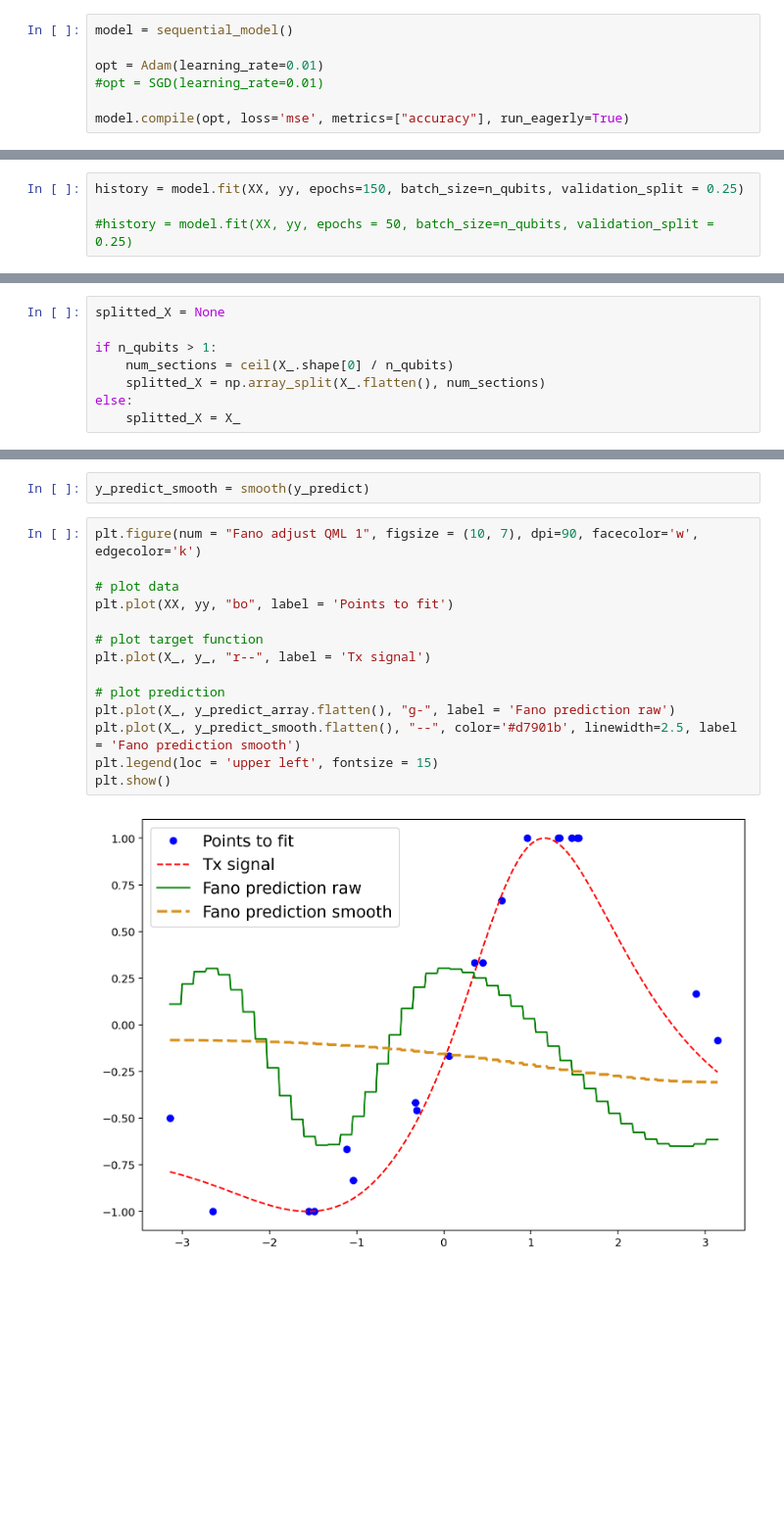
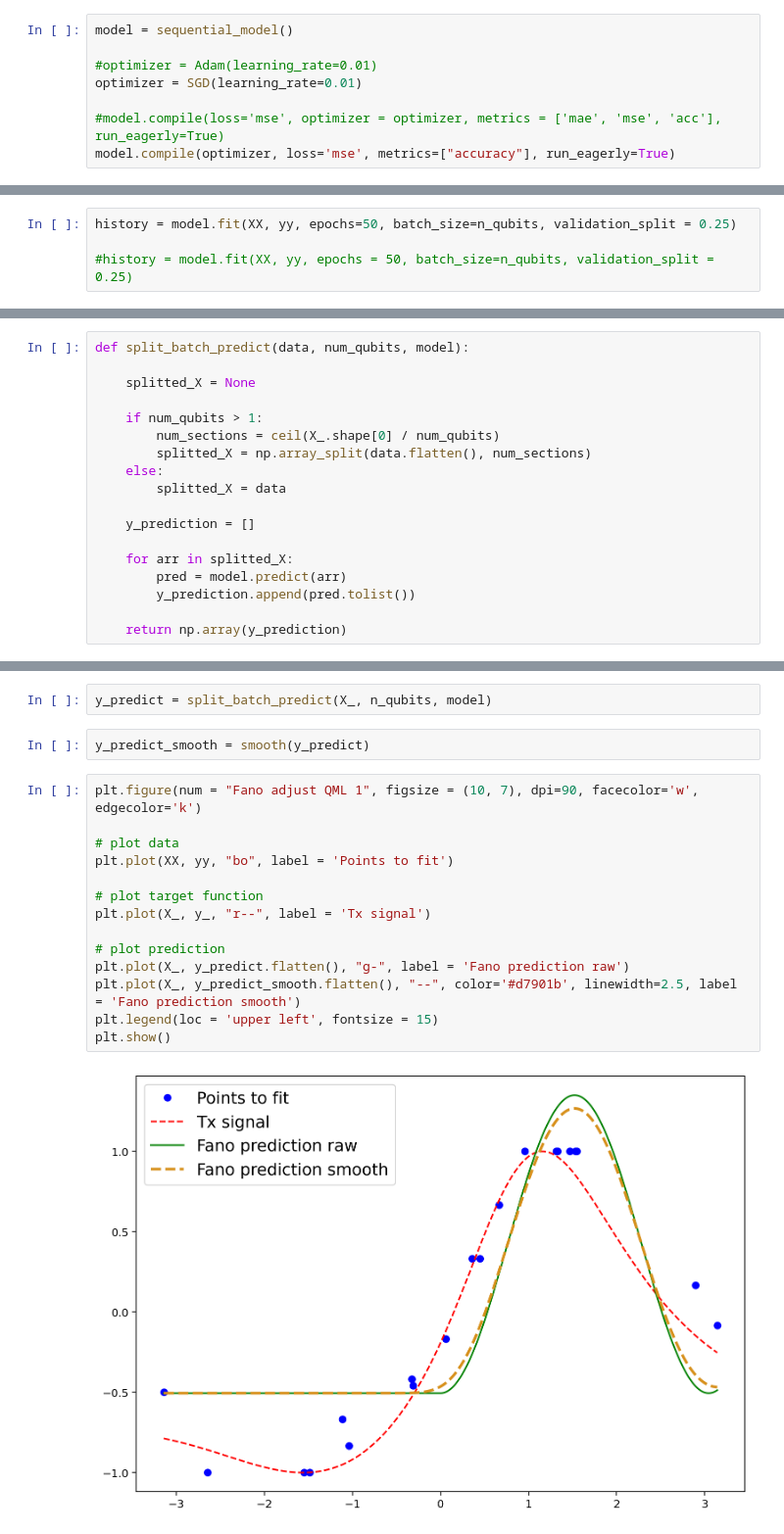
Before and after one commit to sergiomtzlosa/qml-notebooks, a Jupyter notebook: experiments/qnn_qiskit.ipynb, the cells around one changed output, grey strips where cells are left out. Shown at 98% size. Saved outputs shown, nothing was run; the diff lists cells and outputs as text; blank space fills up the shorter version.

Commit message:
added more data

```diff
--- a/experiments/qnn_qiskit.ipynb
+++ b/experiments/qnn_qiskit.ipynb
@@ -203,10 +211,11 @@ def sequential_model():
 # %%
 model = sequential_model()
 
-opt = Adam(learning_rate=0.01)
-#opt = SGD(learning_rate=0.01)
+#optimizer = Adam(learning_rate=0.01)
+optimizer = SGD(learning_rate=0.01)
 
-model.compile(opt, loss='mse', metrics=["accuracy"], run_eagerly=True)
+#model.compile(loss='mse', optimizer = optimizer, metrics = ['mae', 'mse', 'acc'], run_eagerly=True)
+model.compile(optimizer, loss='mse', metrics=["accuracy"], run_eagerly=True)
 # %%
 model.summary()
 # %% [output]
@@ -227,7 +236,7 @@ Trainable params: 68
 Non-trainable params: 0
 _________________________________________________________________
 # %%
-history = model.fit(XX, yy, epochs=150, batch_size=n_qubits, validation_split = 0.25)
+history = model.fit(XX, yy, epochs=50, batch_size=n_qubits, validation_split = 0.25)
 
 #history = model.fit(XX, yy, epochs = 50, batch_size=n_qubits, validation_split = 0.25)
 # %% [output]
@@ -261,8 +270,18 @@ plt.show()
 # %%
-splitted_X = None
+def split_batch_predict(data, num_qubits, model):
 
-if n_qubits > 1:
-    num_sections = ceil(X_.shape[0] / n_qubits)
-    splitted_X = np.array_split(X_.flatten(), num_sections)
-else:
-    splitted_X = X_
+    splitted_X = None
+
+    if num_qubits > 1:
+        num_sections = ceil(X_.shape[0] / num_qubits)
+        splitted_X = np.array_split(data.flatten(), num_sections)
+    else:
+        splitted_X = data
+
+    y_prediction = []
+
+    for arr in splitted_X:
+        pred = model.predict(arr)
+        y_prediction.append(pred.tolist())
+
+    return np.array(y_prediction)
@@ -277,19 +288,21 @@ y_predict_array = np.array(y_predict)
+# %%
+y_predict = split_batch_predict(X_, n_qubits, model)
 # %%
 y_predict_smooth = smooth(y_predict)
 # %%
 plt.figure(num = "Fano adjust QML 1", figsize = (10, 7), dpi=90, facecolor='w', edgecolor='k')
 
 # plot data
 plt.plot(XX, yy, "bo", label = 'Points to fit')
 
 # plot target function
 plt.plot(X_, y_, "r--", label = 'Tx signal')
 
 # plot prediction
-plt.plot(X_, y_predict_array.flatten(), "g-", label = 'Fano prediction raw')
+plt.plot(X_, y_predict.flatten(), "g-", label = 'Fano prediction raw')
 plt.plot(X_, y_predict_smooth.flatten(), "--", color='#d7901b', linewidth=2.5, label = 'Fano prediction smooth')
 plt.legend(loc = 'upper left', fontsize = 15)
 plt.show()
 # %% [output]
-[figure, old version]
+[figure, new version]
 # %%
```
Also changed, not shown: parts of 10 cells of this notebook, 1 other file.
